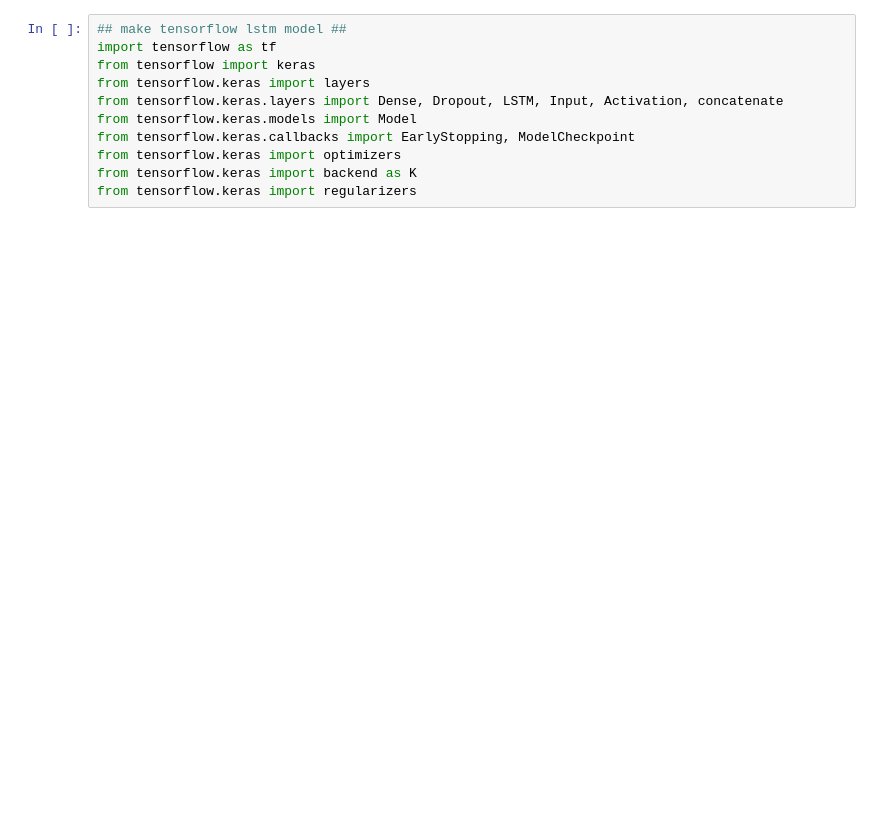
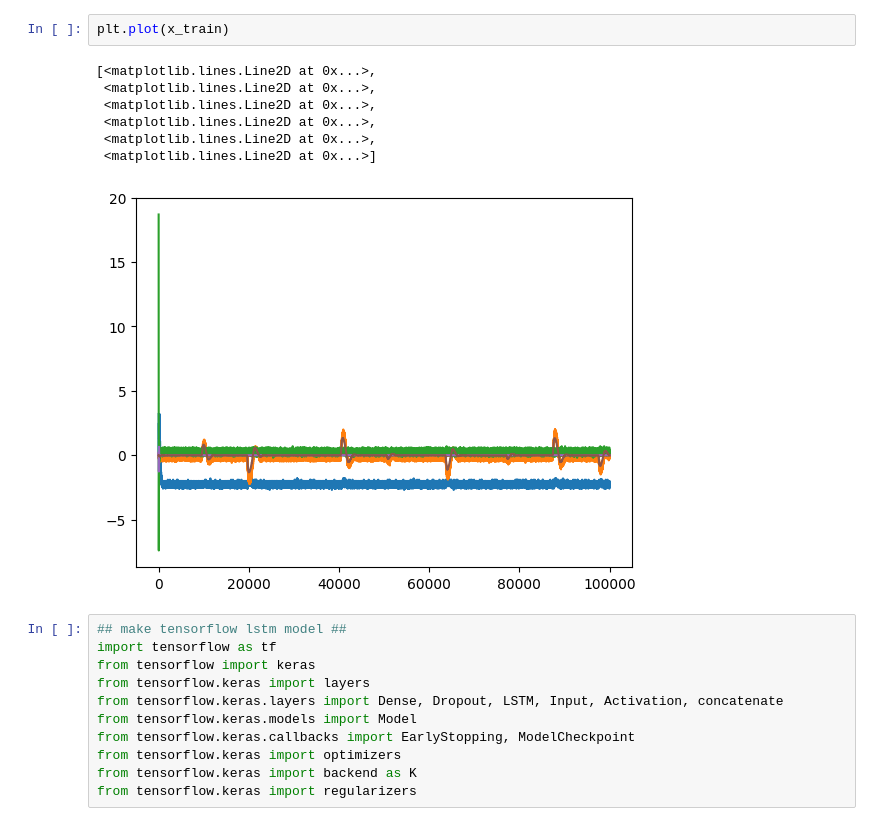
Before and after one commit to alibaniasad1999/INS-AI, a Jupyter notebook: LSTM/LSTM_error.ipynb, the cells around one changed output. Saved outputs shown, nothing was run; the diff lists cells and outputs as text; blank space fills up the shorter version.

```diff
--- a/LSTM/LSTM_error.ipynb
+++ b/LSTM/LSTM_error.ipynb
@@ -19,3 +122,13 @@ y_train = data_2[1:, 1:] - x_train
+# %%
+plt.plot(x_train)
+# %% [output]
+[<matplotlib.lines.Line2D at 0x...>,
+ <matplotlib.lines.Line2D at 0x...>,
+ <matplotlib.lines.Line2D at 0x...>,
+ <matplotlib.lines.Line2D at 0x...>,
+ <matplotlib.lines.Line2D at 0x...>,
+ <matplotlib.lines.Line2D at 0x...>]
+[figure, added]
 # %%
 ## make tensorflow lstm model ##
 import tensorflow as tf
```
Also changed, not shown: parts of 34 cells of this notebook, 8 other files.
